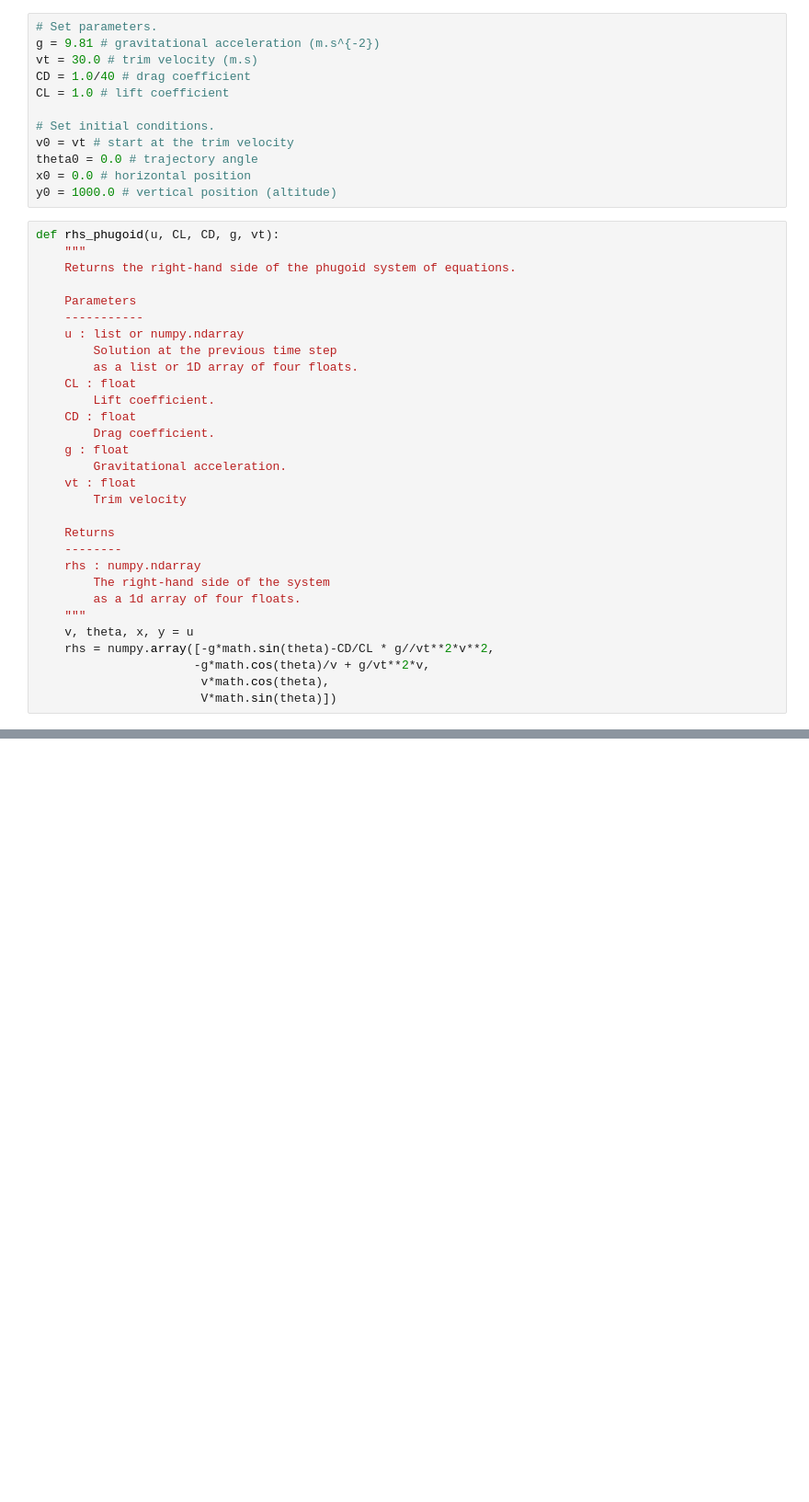
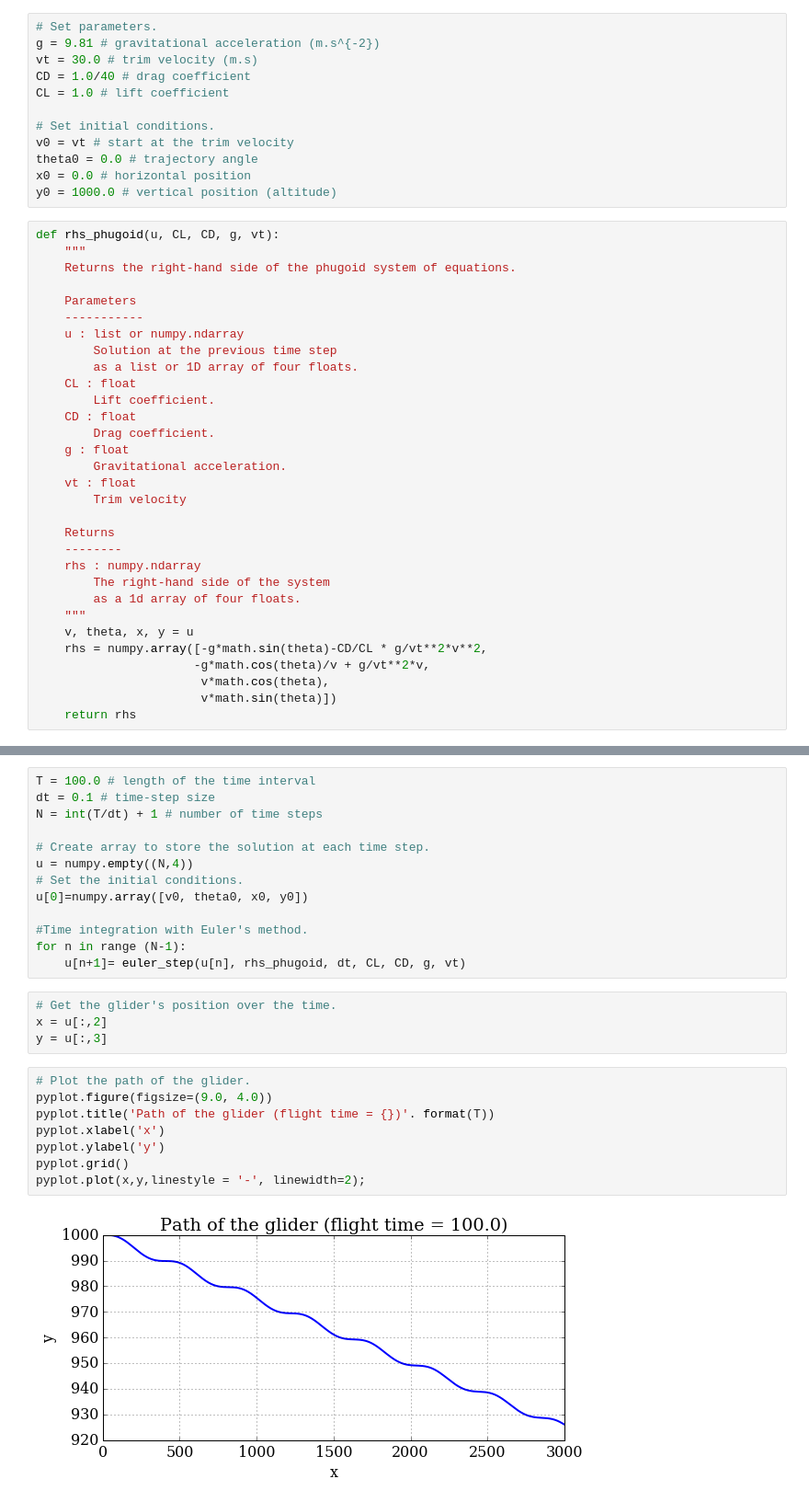
Before and after one commit to ryan28973630/MAE6286, a Jupyter notebook: Third Class (20180911) Lesson 3, Module 1.ipynb, the cells around one changed output, grey strips where cells are left out. Shown at 92% size. Drawn from its saved outputs; the diff is of its cells as text; blank space fills up the shorter version.

```diff
--- a/Third Class (20180911) Lesson 3, Module 1.ipynb
+++ b/Third Class (20180911) Lesson 3, Module 1.ipynb
@@ -45,7 +45,8 @@ def rhs_phugoid(u, CL, CD, g, vt):
         as a 1d array of four floats.
     """
     v, theta, x, y = u
-    rhs = numpy.array([-g*math.sin(theta)-CD/CL * g//vt**2*v**2,
+    rhs = numpy.array([-g*math.sin(theta)-CD/CL * g/vt**2*v**2,
                       -g*math.cos(theta)/v + g/vt**2*v,
                        v*math.cos(theta),
-                       V*math.sin(theta)])
+                       v*math.sin(theta)])
+    return rhs
@@ -51,0 +78,27 @@ def rhs_phugoid(u, CL, CD, g, vt):
+# %%
+T = 100.0 # length of the time interval
+dt = 0.1 # time-step size
+N = int(T/dt) + 1 # number of time steps
+
+# Create array to store the solution at each time step.
+u = numpy.empty((N,4))
+# Set the initial conditions.
+u[0]=numpy.array([v0, theta0, x0, y0])
+
+#Time integration with Euler's method.
+for n in range (N-1):
+    u[n+1]= euler_step(u[n], rhs_phugoid, dt, CL, CD, g, vt)
+# %%
+# Get the glider's position over the time.
+x = u[:,2]
+y = u[:,3]
+# %%
+# Plot the path of the glider.
+pyplot.figure(figsize=(9.0, 4.0))
+pyplot.title('Path of the glider (flight time = {})'. format(T))
+pyplot.xlabel('x')
+pyplot.ylabel('y')
+pyplot.grid()
+pyplot.plot(x,y,linestyle = '-', linewidth=2);
+# %% [output]
+[figure, added]
```
Also changed, not shown: parts of 6 cells of this notebook.
